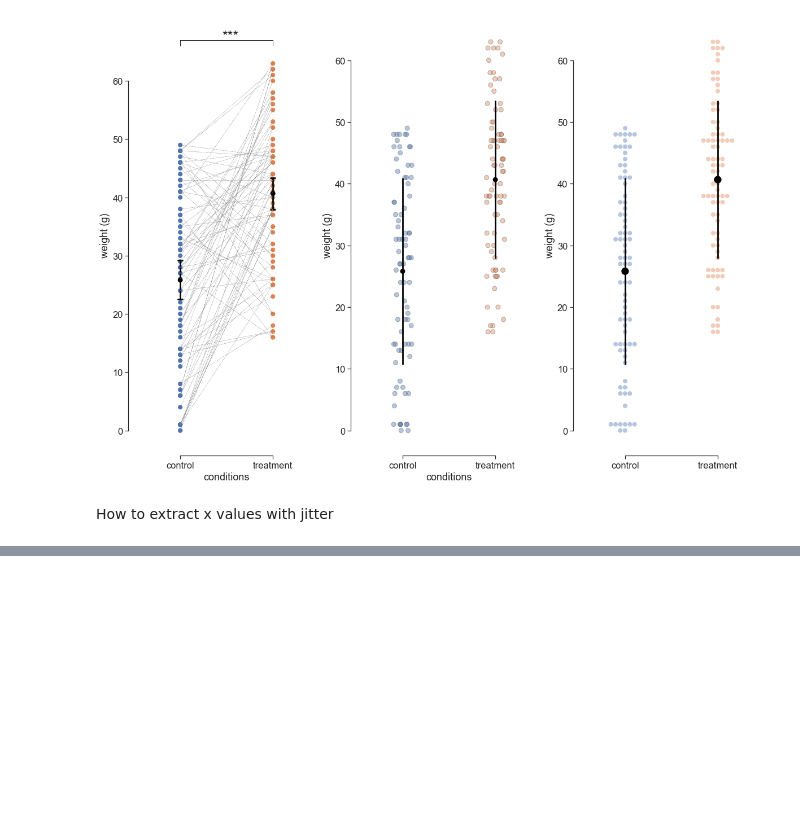
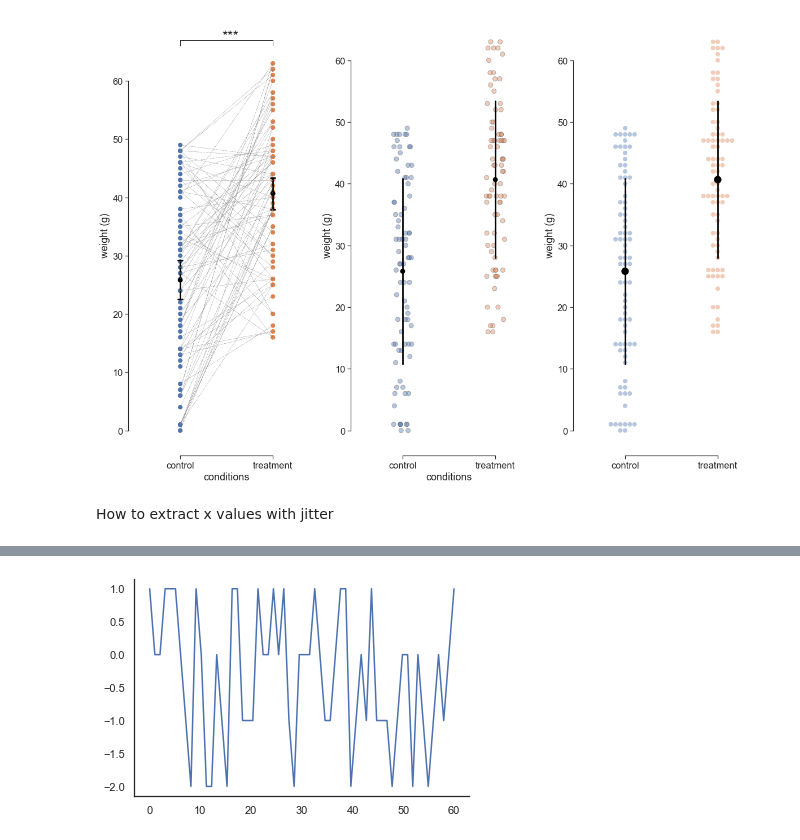
Before and after one commit to jorvlan/scripts, a Jupyter notebook: Python/Elaborate plotting in Python.ipynb, the cells around one changed output, grey strips where cells are left out. Drawn from its saved outputs; the diff is of its cells as text; code cells hidden in the pictures; blank space fills up the shorter version.

```diff
--- a/Python/Elaborate plotting in Python.ipynb
+++ b/Python/Elaborate plotting in Python.ipynb
@@ -348,0 +379,6 @@ extract jitter values
+# %%
+timepoint = np.linspace(0,60,num=60)
+signal = np.random.randint(low=-2, high = 2, size=(60,))
+
+print(timepoint)
+print(signal)
@@ -348,0 +399,5 @@ extract jitter values
+# %%
+ax = sns.lineplot(x=timepoint, y=signal)
+sns.despine(trim=False)
+# %% [output]
+[figure, added]
```
Also changed, not shown: parts of 10 cells of this notebook.
